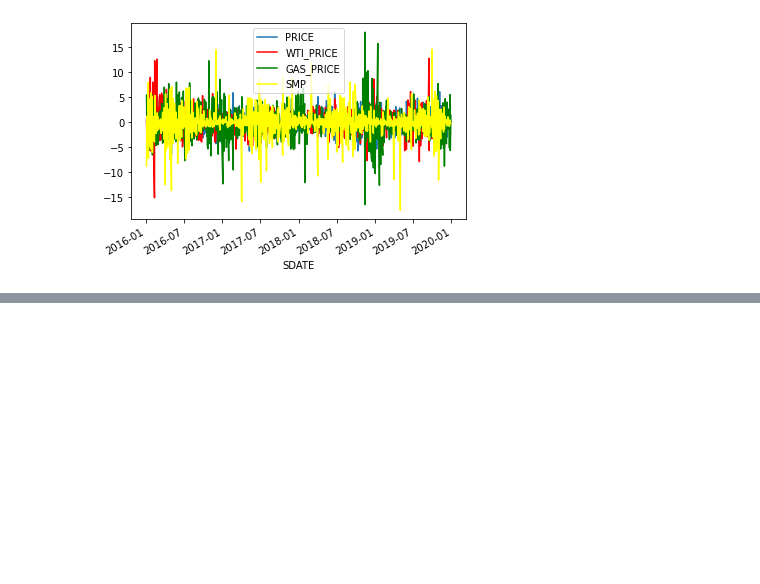
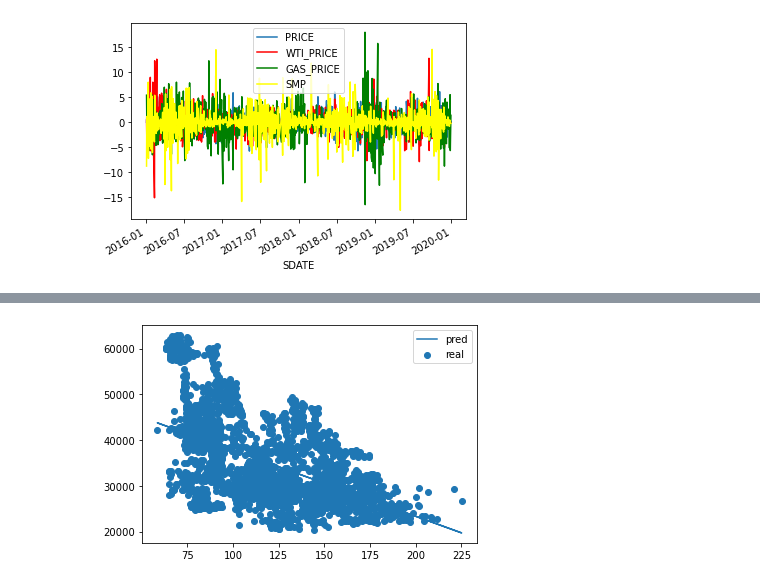
Before and after one commit to combont/python, a Jupyter notebook: Kepco.ipynb, the cells around one changed output, grey strips where cells are left out. Drawn from its saved outputs; the diff is of its cells as text; code cells hidden in the pictures; blank space fills up the shorter version.

```diff
--- a/Kepco.ipynb
+++ b/Kepco.ipynb
@@ -1161,0 +1311,7 @@ plt.show()
+# %%
+# 모델 생성 및 적합
+model2 = sm.OLS(price, gas_price1)
+fitted_model2 = model2.fit()
+
+model3 = sm.OLS(price, smp1)
+fitted_model3 = model3.fit()
@@ -1161,0 +1378,8 @@ plt.show()
+# %%
+# smp 가격과 주가 관계 그래프
+plt.scatter(smp, price, label="real")
+plt.plot(smp, pred3, label="pred")
+plt.legend()
+plt.show()
+# %% [output]
+[figure, added]
```
Also changed, not shown: parts of 47 cells of this notebook.
